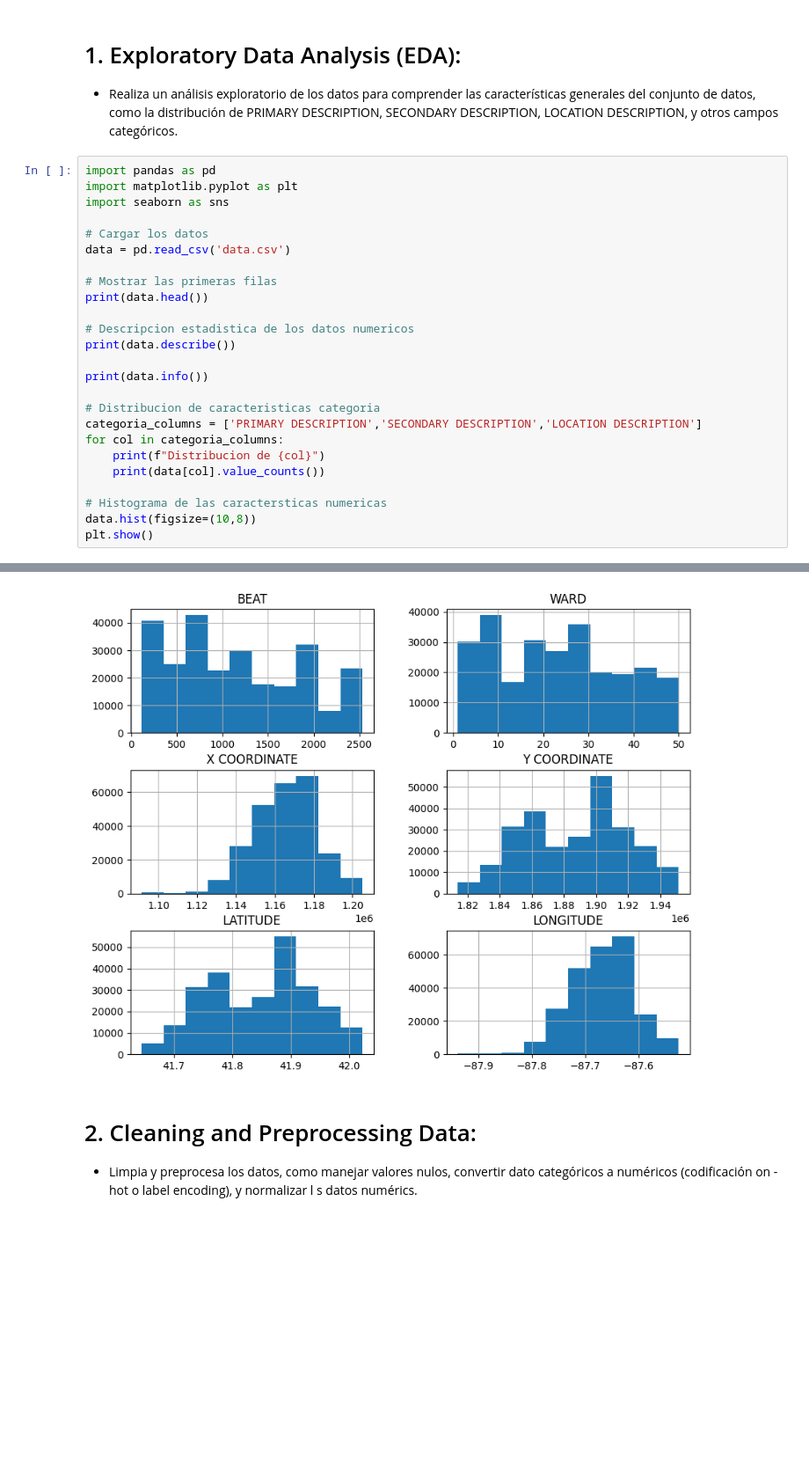
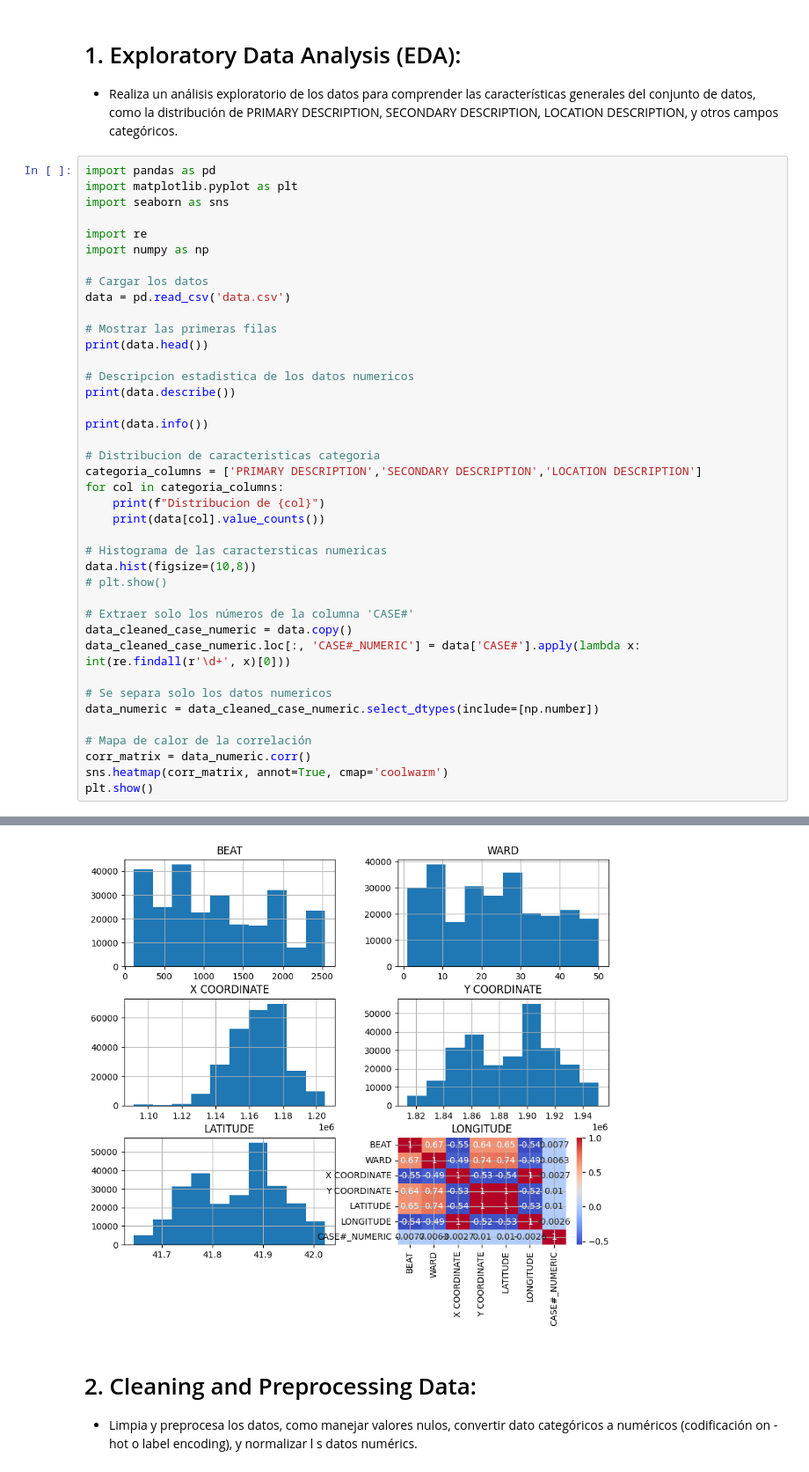
Before and after one commit to habolanos/ucc-data-mining, a Jupyter notebook: students/jcmv-2k24s1/taller-ml-y-dl/TallerDataminig+MLyDL.ipynb, the cells around one changed output, grey strips where cells are left out. Shown: that part at 88% size. Cells and saved outputs as stored; diff of their text form; blank space fills up the shorter version.

```diff
--- a/students/jcmv-2k24s1/taller-ml-y-dl/TallerDataminig+MLyDL.ipynb
+++ b/students/jcmv-2k24s1/taller-ml-y-dl/TallerDataminig+MLyDL.ipynb
@@ -5,6 +5,9 @@
 import pandas as pd
 import matplotlib.pyplot as plt
 import seaborn as sns
+
+import re
+import numpy as np
 
 # Cargar los datos
 data = pd.read_csv('data.csv')
@@ -17,34 +20,46 @@ print(data.describe())
 
 print(data.info())
 
 # Distribucion de caracteristicas categoria
 categoria_columns = ['PRIMARY DESCRIPTION','SECONDARY DESCRIPTION','LOCATION DESCRIPTION']
 for col in categoria_columns:
     print(f"Distribucion de {col}")
     print(data[col].value_counts())
 
 # Histograma de las caractersticas numericas
 data.hist(figsize=(10,8))
+# plt.show()
+
+# Extraer solo los números de la columna 'CASE#'
+data_cleaned_case_numeric = data.copy()
+data_cleaned_case_numeric.loc[:, 'CASE#_NUMERIC'] = data['CASE#'].apply(lambda x: int(re.findall(r'\d+', x)[0]))
+
+# Se separa solo los datos numericos
+data_numeric = data_cleaned_case_numeric.select_dtypes(include=[np.number])
+
+# Mapa de calor de la correlación
+corr_matrix = data_numeric.corr()
+sns.heatmap(corr_matrix, annot=True, cmap='coolwarm')
 plt.show()
 # %% [output]
       CASE#      DATE OF OCCURRENCE                                BLOCK  \
 0  JG406115  08/31/2023 07:00:00 PM                 042XX W MARQUETTE RD
 1  JG425966  09/15/2023 11:20:00 PM                      010XX W 84TH ST
 2  JG412467  08/31/2023 09:13:00 PM                   093XX S WABASH AVE
 3  JG426285  09/15/2023 06:00:00 PM  057XX S DR MARTIN LUTHER KING JR DR
 4  JH178504  03/07/2024 01:50:00 AM                    059XX W FULTON ST
 
    IUCR  PRIMARY DESCRIPTION  \
 0  0498              BATTERY
 1  0486              BATTERY
 2  0910  MOTOR VEHICLE THEFT
 3  1320      CRIMINAL DAMAGE
 ... (130 lines left out)
 CHA GROUNDS                                   1
 BEACH                                         1
 CHA STAIRWELL                                 1
 Name: count, Length: 131, dtype: int64
-[figure, old version]
+[figure, new version]
 # %% [markdown]
 # 2. Cleaning and Preprocessing Data:
 *  Limpia y preprocesa los datos, como manejar valores nulos, convertir dato
```
Also changed, not shown: parts of 3 cells of this notebook, 3 other files.
